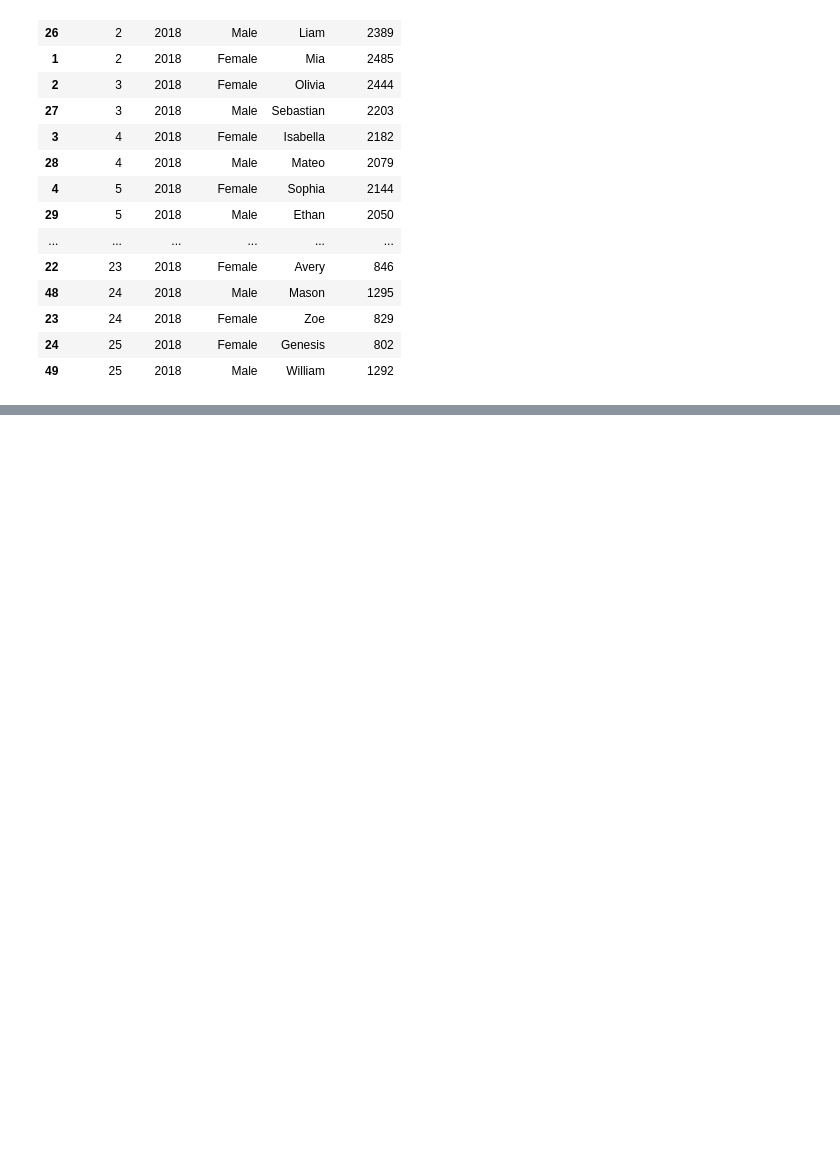
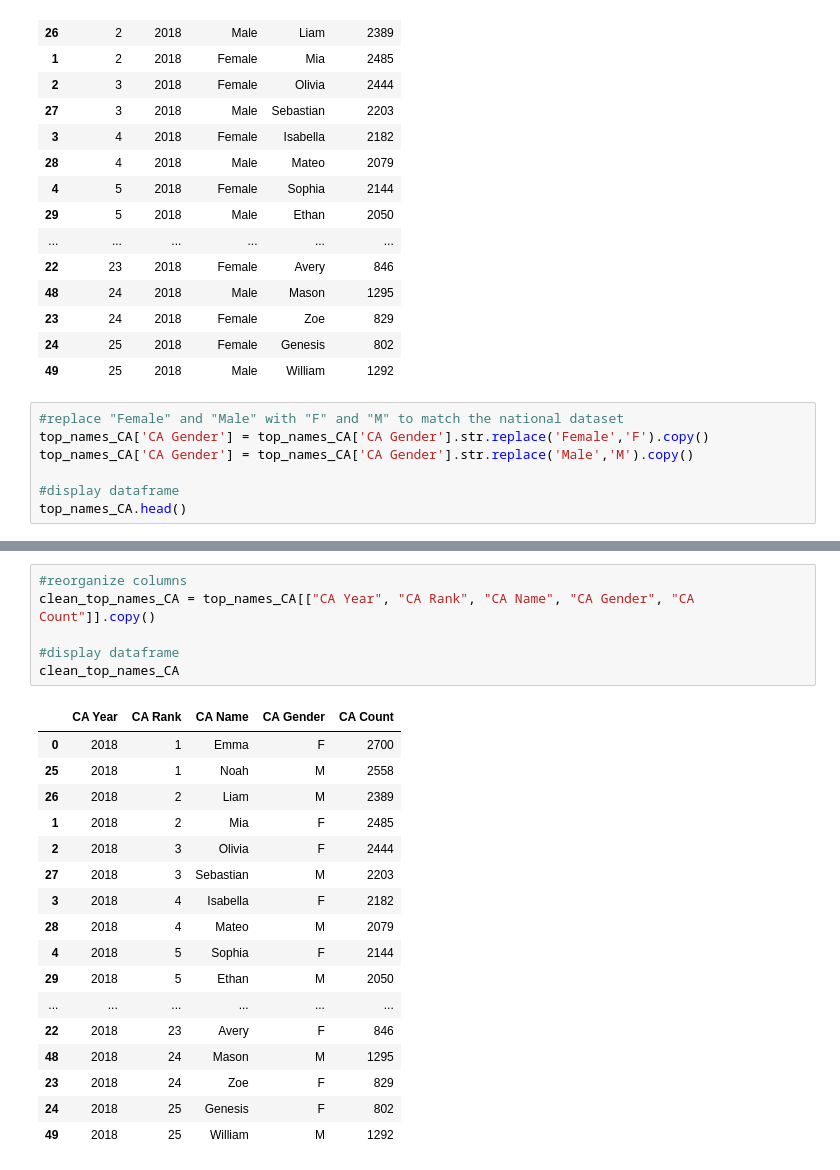
Before and after one commit to teresaflicek/Baby-Names-ETL, a Jupyter notebook: Baby_Names.ipynb, the cells around one changed output, grey strips where cells are left out. Saved outputs shown, nothing was run; the diff lists cells and outputs as text; blank space fills up the shorter version.

Commit message:
more cleaning

```diff
--- a/Baby_Names.ipynb
+++ b/Baby_Names.ipynb
@@ -199,3 +199,10 @@ top_names_CA
 | 23 | 24 | 2018 | Female | Zoe | 829 |
 | 24 | 25 | 2018 | Female | Genesis | 802 |
 | 49 | 25 | 2018 | Male | William | 1292 |
+# %%
+#replace "Female" and "Male" with "F" and "M" to match the national dataset
+top_names_CA['CA Gender'] = top_names_CA['CA Gender'].str.replace('Female','F').copy()
+top_names_CA['CA Gender'] = top_names_CA['CA Gender'].str.replace('Male','M').copy()
+
+#display dataframe
+top_names_CA.head()
@@ -201,0 +216,24 @@ top_names_CA
+# %%
+#reorganize columns
+clean_top_names_CA = top_names_CA[["CA Year", "CA Rank", "CA Name", "CA Gender", "CA Count"]].copy()
+
+#display dataframe
+clean_top_names_CA
+# %% [output]
+|  | CA Year | CA Rank | CA Name | CA Gender | CA Count |
+| 0 | 2018 | 1 | Emma | F | 2700 |
+| 25 | 2018 | 1 | Noah | M | 2558 |
+| 26 | 2018 | 2 | Liam | M | 2389 |
+| 1 | 2018 | 2 | Mia | F | 2485 |
+| 2 | 2018 | 3 | Olivia | F | 2444 |
+| 27 | 2018 | 3 | Sebastian | M | 2203 |
+| 3 | 2018 | 4 | Isabella | F | 2182 |
+| 28 | 2018 | 4 | Mateo | M | 2079 |
+| 4 | 2018 | 5 | Sophia | F | 2144 |
+| 29 | 2018 | 5 | Ethan | M | 2050 |
+| ... | ... | ... | ... | ... | ... |
+| 22 | 2018 | 23 | Avery | F | 846 |
+| 48 | 2018 | 24 | Mason | M | 1295 |
+| 23 | 2018 | 24 | Zoe | F | 829 |
+| 24 | 2018 | 25 | Genesis | F | 802 |
+| 49 | 2018 | 25 | William | M | 1292 |
```
Also changed, not shown: parts of 2 cells of this notebook.
